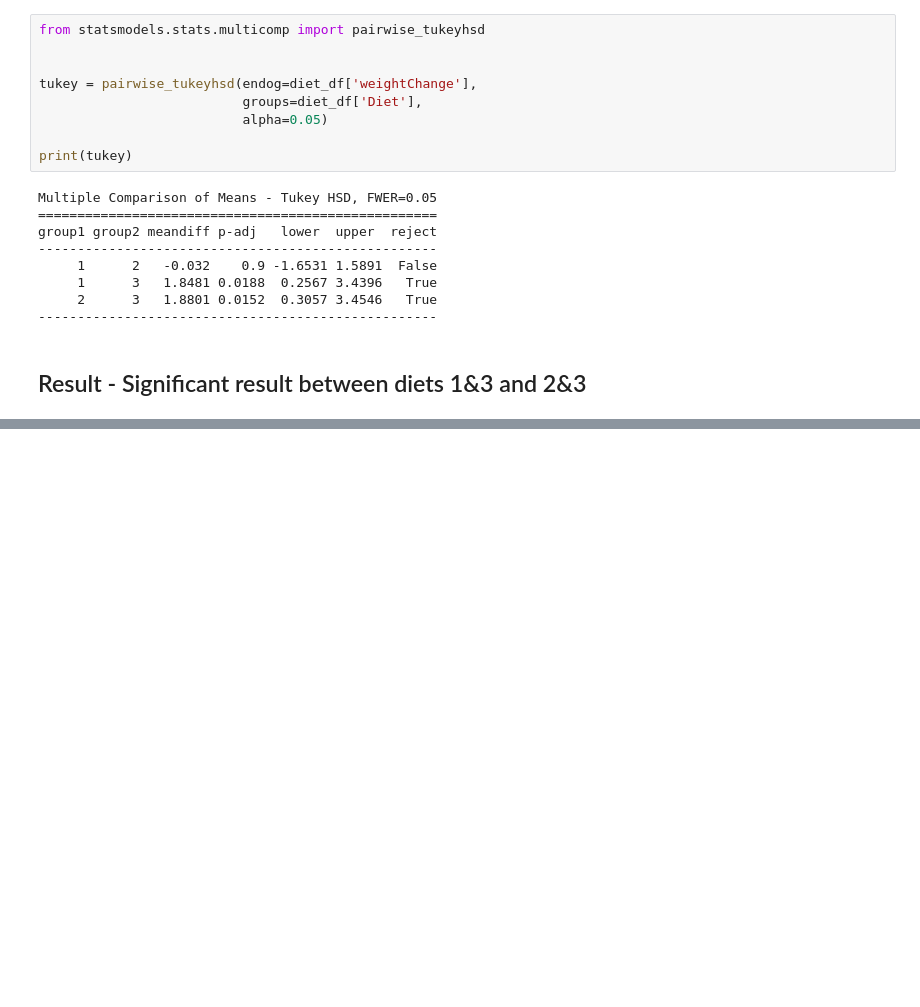
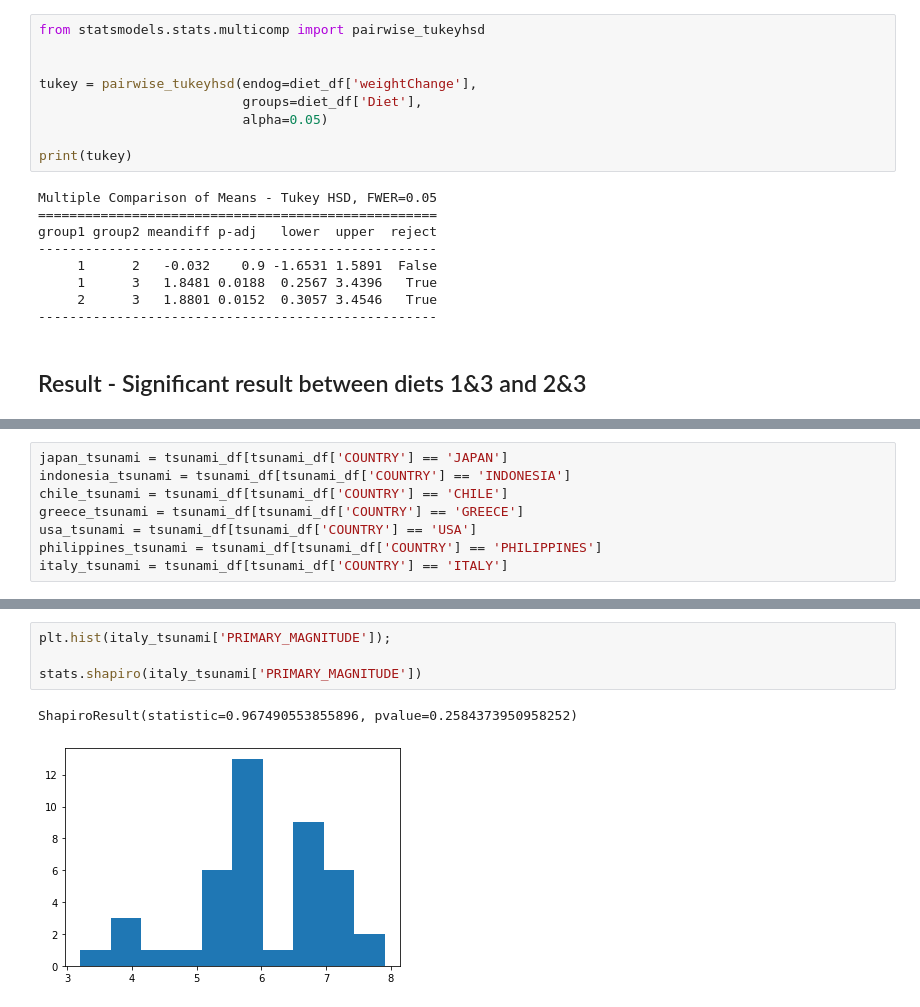
Before and after one commit to OtherBrian/machine-learning, a Jupyter notebook: scipy-stats.ipynb, the cells around one changed output, grey strips where cells are left out. Cells and saved outputs as stored; diff of their text form; blank space fills up the shorter version.

```diff
--- a/scipy-stats.ipynb
+++ b/scipy-stats.ipynb
@@ -164,0 +192,8 @@ group1 group2 meandiff p-adj   lower  upper  reject
+# %%
+japan_tsunami = tsunami_df[tsunami_df['COUNTRY'] == 'JAPAN']
+indonesia_tsunami = tsunami_df[tsunami_df['COUNTRY'] == 'INDONESIA']
+chile_tsunami = tsunami_df[tsunami_df['COUNTRY'] == 'CHILE']
+greece_tsunami = tsunami_df[tsunami_df['COUNTRY'] == 'GREECE']
+usa_tsunami = tsunami_df[tsunami_df['COUNTRY'] == 'USA']
+philippines_tsunami = tsunami_df[tsunami_df['COUNTRY'] == 'PHILIPPINES']
+italy_tsunami = tsunami_df[tsunami_df['COUNTRY'] == 'ITALY']
@@ -164,0 +207,7 @@ group1 group2 meandiff p-adj   lower  upper  reject
+# %%
+plt.hist(italy_tsunami['PRIMARY_MAGNITUDE']);
+
+stats.shapiro(italy_tsunami['PRIMARY_MAGNITUDE'])
+# %% [output]
+ShapiroResult(statistic=0.967490553855896, pvalue=0.2584373950958252)
+[figure, added]
```
Also changed, not shown: parts of 12 cells of this notebook, 1 other file.
